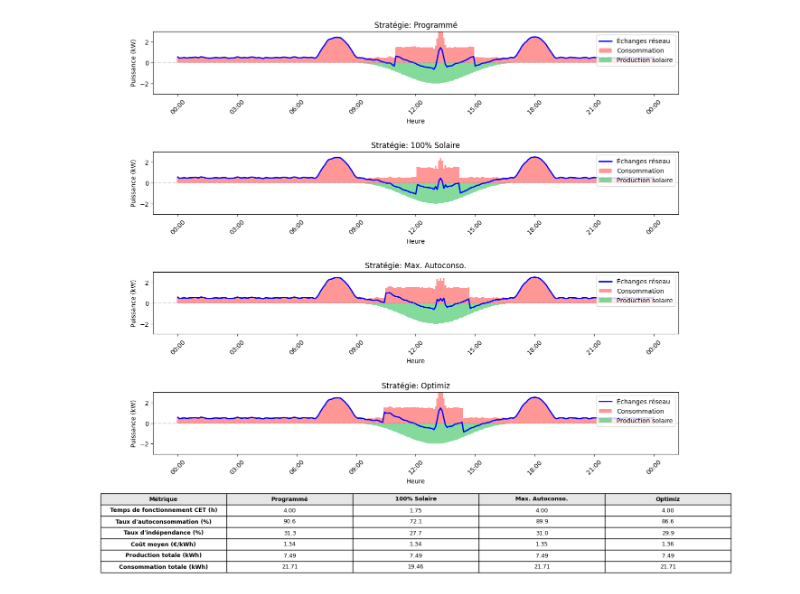
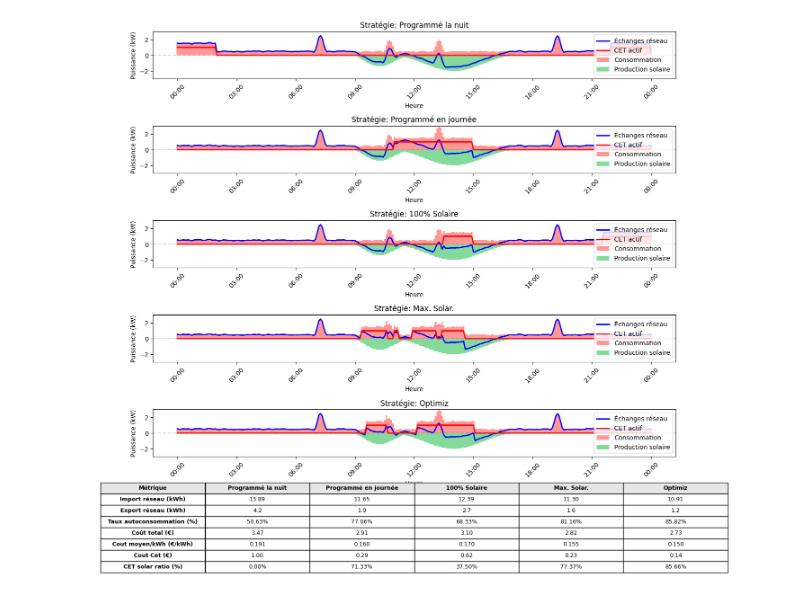
Before and after one commit to lsromain/solar_optim, a Jupyter notebook: solar_optim.ipynb, the cells around one changed output. Cells and saved outputs as stored; diff of their text form; code cells hidden in the pictures.

Commit message:
Refacto strategies and metrics

```diff
--- a/solar_optim.ipynb
+++ b/solar_optim.ipynb
@@ -19,8 +19,6 @@ def create_base_consumption(timestamps, base_consumption_metadata):
     n_points = len(t)
     base_consumption = np.ones(n_points) * base_consumption_metadata["mean_base"]
 
-
-    # Morning peak (7h-9h)
     for peak in base_consumption_metadata["peaks"]:
         peak_consumption = np.zeros_like(timestamps)
         mask = [(timestamp>=peak["start"]) & (timestamp<=peak["end"]) for timestamp in timestamps]
@@ -33,19 +31,20 @@ def create_base_consumption(timestamps, base_consumption_metadata):
     base_consumption += np.random.normal(0, 0.05, n_points)
     base_consumption = savgol_filter(base_consumption, window_length=5, polyorder=3)
 
-    return base_consumption
+    return np.abs(base_consumption)
 
 def create_solar_production(timestamps, solar_production_metadata):
     t = np.linspace(0, (timestamps[-1]-timestamps[0])/timedelta(hours=1), len(timestamps))
-    t_normalized = t
     solar_production = np.zeros_like(t)
-    mask = [(timestamp>=solar_production_metadata["start"]) & (timestamp<=solar_production_metadata["end"]) for timestamp in timestamps]
-    t_normalized = (t[mask] - np.min(t[mask])) / (np.max(t[mask]) - np.min(t[mask]))
+    for solar_production_peak in solar_production_metadata["peaks"]:
+        t_normalized = t
+        mask = [(timestamp>=solar_production_peak["start"]) & (timestamp<=solar_production_peak["end"]) for timestamp in timestamps]
+        t_normalized = (t[mask] - np.min(t[mask])) / (np.max(t[mask]) - np.min(t[mask]))
+        t_peak = np.mean(t[mask])
 
-    t_peak = np.mean(t[mask])
-    solar_production[mask] = -solar_production_metadata["peak"] * np.sin(np.pi * t_normalized) * np.exp(-((t[mask] - t_peak) ** 2) / 8)
+        solar_production[mask] = solar_production[mask] + (-solar_production_peak["peak"] * np.sin(np.pi * t_normalized) * np.exp(-((t[mask] - t_peak) ** 2) / 8))
 
-    return solar_production
+    return -np.abs(solar_production)
 # %%
 def strategy_scheduled(timestamps, cet_properties, scheduling_strategy_metadata):
     """Strategy 1: Scheduling: The CET is triggered at a constant time period"""
@@ -369,27 +443,46 @@ def main():
             "name": "morning_peak",
             "peak":2,                           #kW
             "start":datetime(2024, 1, 1, 7, 0), #h:mm
-            "end":datetime(2024, 1, 1, 9, 0)    #h:mm
+            "end":datetime(2024, 1, 1, 7, 30)   #h:mm
         },
         {
             "name": "evening_peak",
             "peak":2,       #kW
-            "start":datetime(2024, 1, 1, 17, 0),#h:mm
-            "end":datetime(2024, 1, 1, 19, 0)   #h:mm
+            "start":datetime(2024, 1, 1, 19, 0),#h:mm
+            "end":datetime(2024, 1, 1, 19, 30)   #h:mm
         },
         {
             "name": "lunch",
-            "peak":2,       #kW
+            "peak":1.5,       #kW
             "start":datetime(2024, 1, 1, 13, 0),#h:mm
             "end":datetime(2024, 1, 1, 13, 30)  #h:mm
+        },
+        {
+            "name": "Washing machine",
+            "peak":1.5,       #kW
+            "start":datetime(2024, 1, 1, 10, 30),#h:mm
+            "end":datetime(2024, 1, 1, 11, 00)  #h:mm
         }]
+
+
     }
 
+
     solar_production_metadata = {
-        "peak": 2,     #kW
-        "start":datetime(2024, 1, 1, 9, 0), #h:mm
-        "end":datetime(2024, 1, 1, 17, 0),    #h:mm
-        }
+        "peaks":
+        [
+            {
+                "peak": 1.4,     #kW
+                "start":datetime(2024, 1, 1, 9, 0), #h:mm
+                "end":datetime(2024, 1, 1, 11, 30)    #h:mm
+            },
+            {
+                "peak": 2,     #kW
+                "start":datetime(2024, 1, 1, 11, 0), #h:mm
+                "end":datetime(2024, 1, 1, 17, 0)    #h:mm
+            }
+        ]
+    }
 
     base_consumption = create_base_consumption(timestamps, base_consumption_metadata)
     solar_production = create_solar_production(timestamps, solar_production_metadata)
@@ -402,9 +495,22 @@ def main():
     }
 
     strategies = {
-        "scheduling":{
-            "start":datetime(2024, 1, 1, 11, 0),  # 11h
-        },
+        "night_scheduling":[
+            {
+                "start":datetime(2024, 1, 1, 0, 0),  # 11h
+                "end":datetime(2024, 1, 1, 2, 0),  # 11h
+            },
+            {
+                "start":datetime(2024, 1, 1, 22, 0),  # 11h
+                "end":datetime(2024, 1, 2, 0, 0),  # 11h
+            }
+        ],
+        "day_scheduling":[
+            {
+                "start":datetime(2024, 1, 1, 11, 0),  # 11h
+                "end":datetime(2024, 1, 1, 15, 0),  # 11h
+            }
+        ],
         "solar_only":{
             "threshold_start": 1.1, # 110% of CET consumption
             "threshold_stop": 0
@@ -414,13 +520,14 @@ def main():
         },
         "cost_optimization":
         {
-            "threshold": 0.3
+            "threshold": 0.5
         }
 
     }
 
 
-    cet_scheduled = strategy_scheduled(timestamps, cet_properties, strategies["scheduling"])
+    cet_night_scheduled = strategy_scheduled(timestamps, cet_properties, strategies["night_scheduling"])
+    cet_day_scheduled = strategy_scheduled(timestamps, cet_properties, strategies["day_scheduling"])
     cet_solar_only = strategy_solar_only(timestamps, solar_production, base_consumption, cet_properties, strategies["solar_only"])
     cet_maximize = strategy_maximize_solar(timestamps, solar_production, base_consumption, cet_properties, strategies["max_solar"])
     cet_optimize = strategy_optim(timestamps, solar_production, base_consumption, cet_properties, strategies["cost_optimization"])
@@ -430,7 +537,7 @@ def main():
         timestamps,
         base_consumption,
         solar_production,
-        [cet_scheduled, cet_solar_only, cet_maximize, cet_optimize],
+        [cet_night_scheduled, cet_day_scheduled, cet_solar_only, cet_maximize, cet_optimize],
         time_delta
     )
 
@@ -446 +549 @@ if __name__ == "__main__":
-[figure, old version]
+[figure, new version]
```
Also changed, not shown: parts of 5 cells of this notebook.
